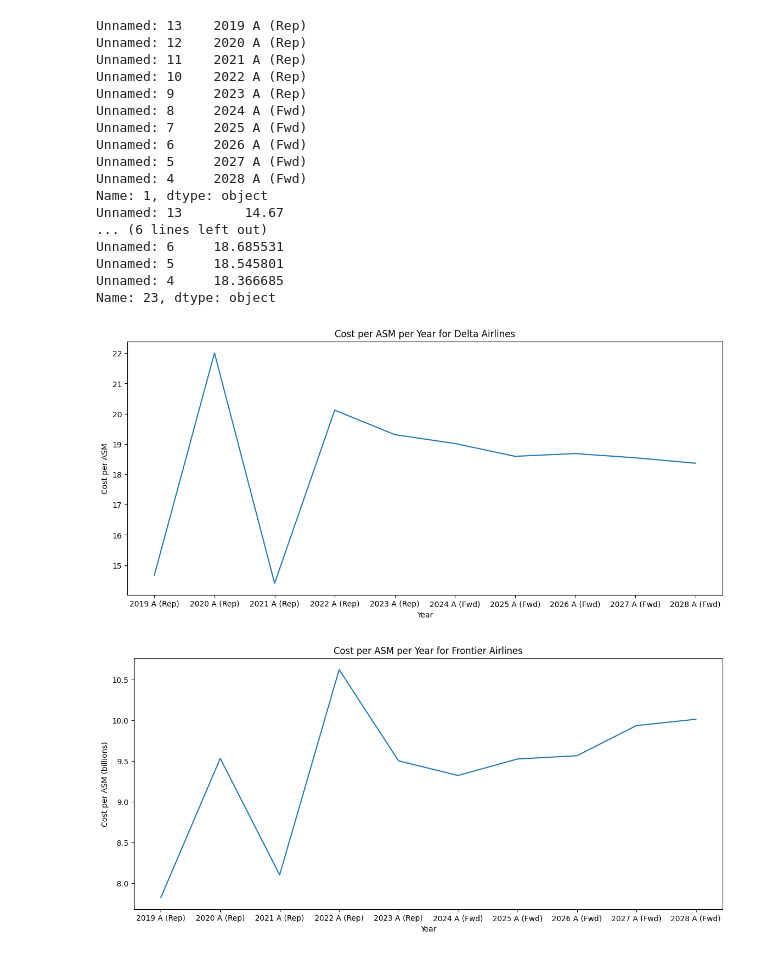
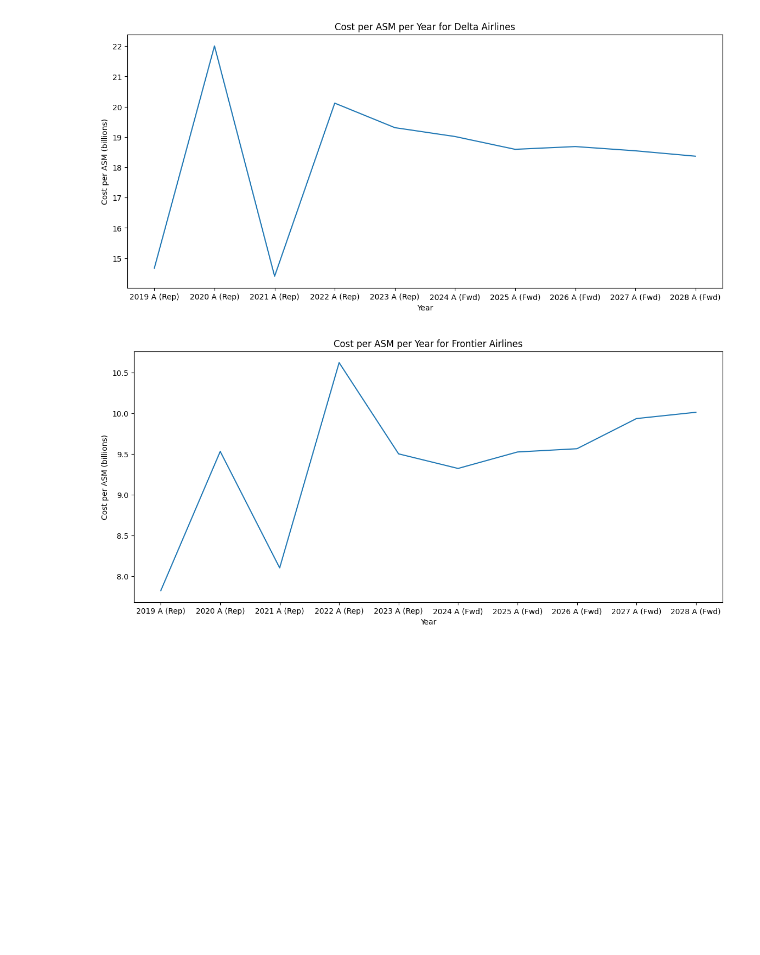
Before and after one commit to sasaigoli05/CDC-datathon, a Jupyter notebook: prototyping.ipynb, the cells around one changed output. Saved outputs shown, nothing was run; the diff lists cells and outputs as text; code cells hidden in the pictures; blank space fills up the shorter version.

```diff
--- a/prototyping.ipynb
+++ b/prototyping.ipynb
@@ -24,43 +24,26 @@ plt.show()
 # %%
 import pandas as pd
 import matplotlib.pyplot as plt
 
 file_path = './AirlineFinancials/Delta_Financials.xlsx'
 sheet_name = 'Multiple Periods'
 data = pd.read_excel(file_path, sheet_name=sheet_name)
 
 years = data.iloc[1]
 years = years[4:]
 years = years[::-1]
 cost_per_asm = data.iloc[23]
 cost_per_asm = cost_per_asm[4:]
-cost_per_asm = cost_per_asm[::-1]
+da_cost_per_asm = cost_per_asm[::-1]
 
 plt.figure(figsize=(14, 6))
-plt.plot(years, cost_per_asm)
+plt.plot(years, da_cost_per_asm)
 plt.title('Cost per ASM per Year for Delta Airlines')
 plt.xlabel('Year')
 plt.ylabel('Cost per ASM (billions)')
 plt.show()
 # %% [output]
-Unnamed: 13    2019 A (Rep)
-Unnamed: 12    2020 A (Rep)
-Unnamed: 11    2021 A (Rep)
-Unnamed: 10    2022 A (Rep)
-Unnamed: 9     2023 A (Rep)
-Unnamed: 8     2024 A (Fwd)
-Unnamed: 7     2025 A (Fwd)
-Unnamed: 6     2026 A (Fwd)
-Unnamed: 5     2027 A (Fwd)
-Unnamed: 4     2028 A (Fwd)
-Name: 1, dtype: object
-Unnamed: 13        14.67
-... (6 lines left out)
-Unnamed: 6     18.685531
-Unnamed: 5     18.545801
-Unnamed: 4     18.366685
-Name: 23, dtype: object
-[figure, old version]
+[figure, new version]
 # %%
 import pandas as pd
 import matplotlib.pyplot as plt
```
Also changed, not shown: parts of 7 cells of this notebook.
